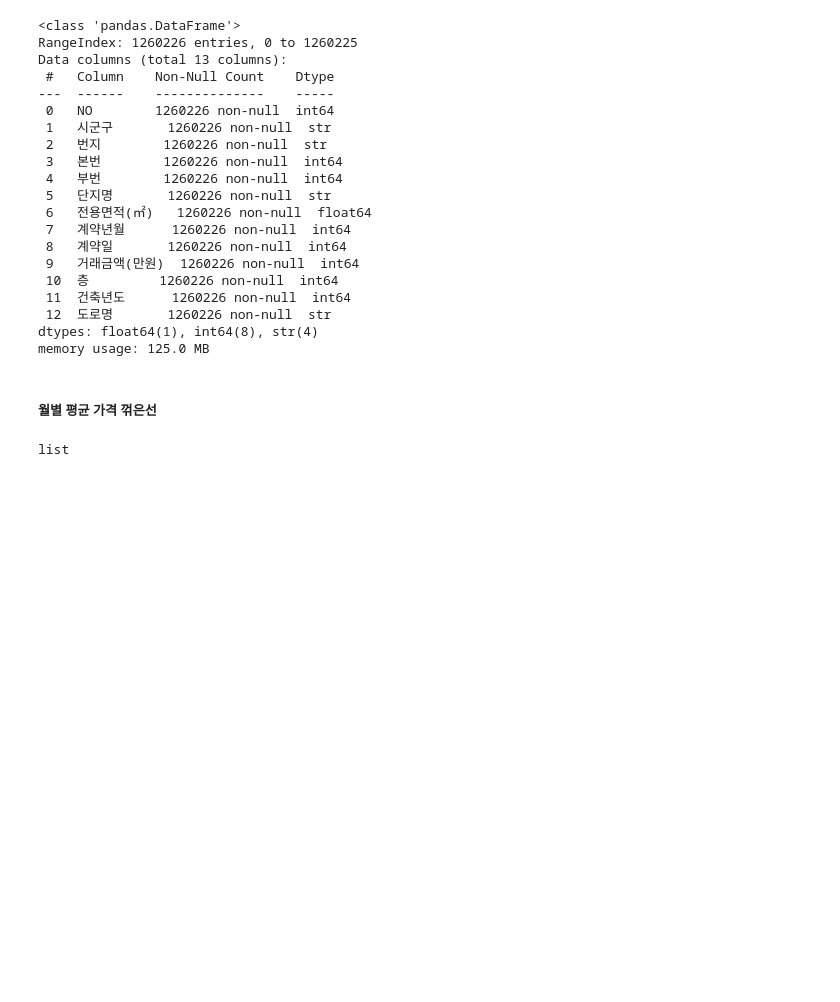
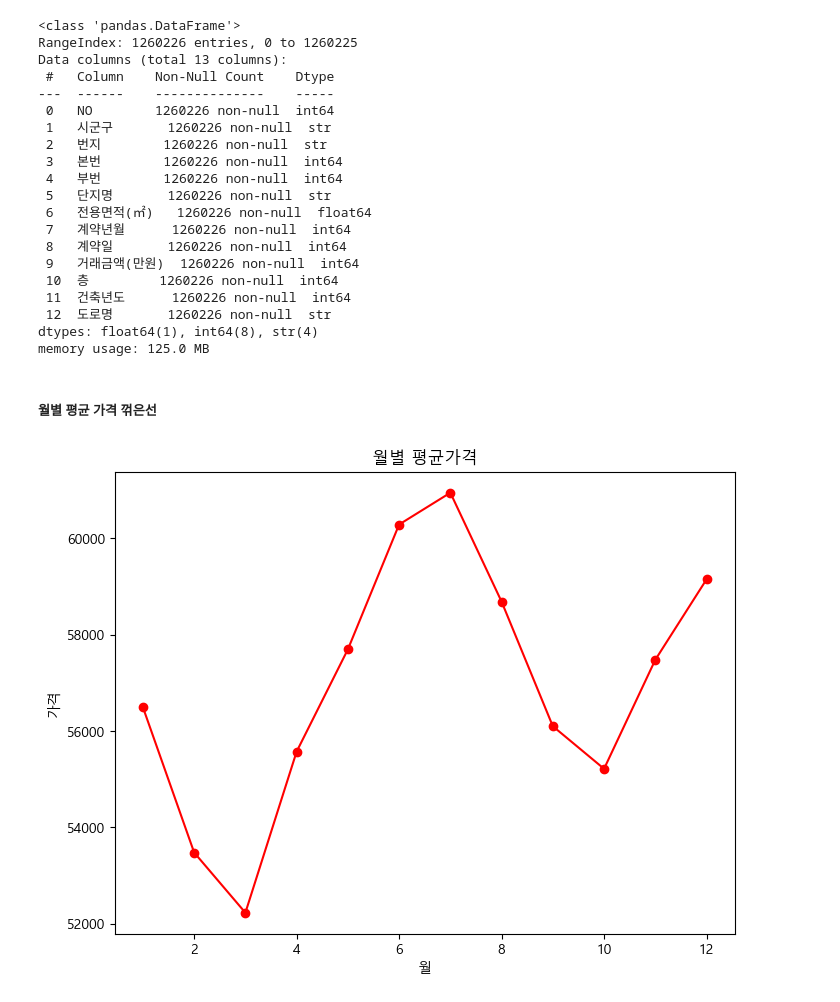
Before and after one commit to FlatBass/study-flat, a Jupyter notebook: 260520_visualization.ipynb, the cells around one changed output. Cells and saved outputs as stored; diff of their text form; code cells hidden in the pictures; blank space fills up the shorter version.

```diff
--- a/260520_visualization.ipynb
+++ b/260520_visualization.ipynb
@@ -256,18 +256,18 @@ dtypes: float64(1), int64(8), str(4)
 memory usage: 125.0 MB
 # %% [markdown]
 ##### 월별 평균 가격 꺾은선
-# %%
-seoul_df=seoul[['거래금액(만원)','계약년월']]
-seoul_df['월'] = seoul_df['계약년월'] % 100
-data = [seoul_df[seoul_df['월'] == m]['거래금액(만원)']
-        for m in range(1,13)]
-type(data)
-# %% [output]
-list
 # %%
+seoul_df=seoul[['거래금액(만원)','계약년월']].copy()
+seoul_df['월'] = seoul_df['계약년월'] % 100
+month_df = seoul_df.groupby('월')[['거래금액(만원)']].mean()
 fig, ax = plt.subplots(figsize=(8,6))
-ax.plot(data['월'],data['거래금액(만원)'], color='red', marker='o')
-plt.title('월별 평균 가격')
+ax.plot(month_df.index,month_df.values, color='red', marker='o')
+plt.title('월별 평균가격')
 plt.xlabel('월')
 plt.ylabel('가격')
+plt.savefig('./image/seoul_line.png',
+            dpi=150,
+            bbox_inches='tight')
 plt.show()
+# %% [output]
+[figure, added]
```
Also changed, not shown: parts of 3 cells of this notebook, 2 other files.
